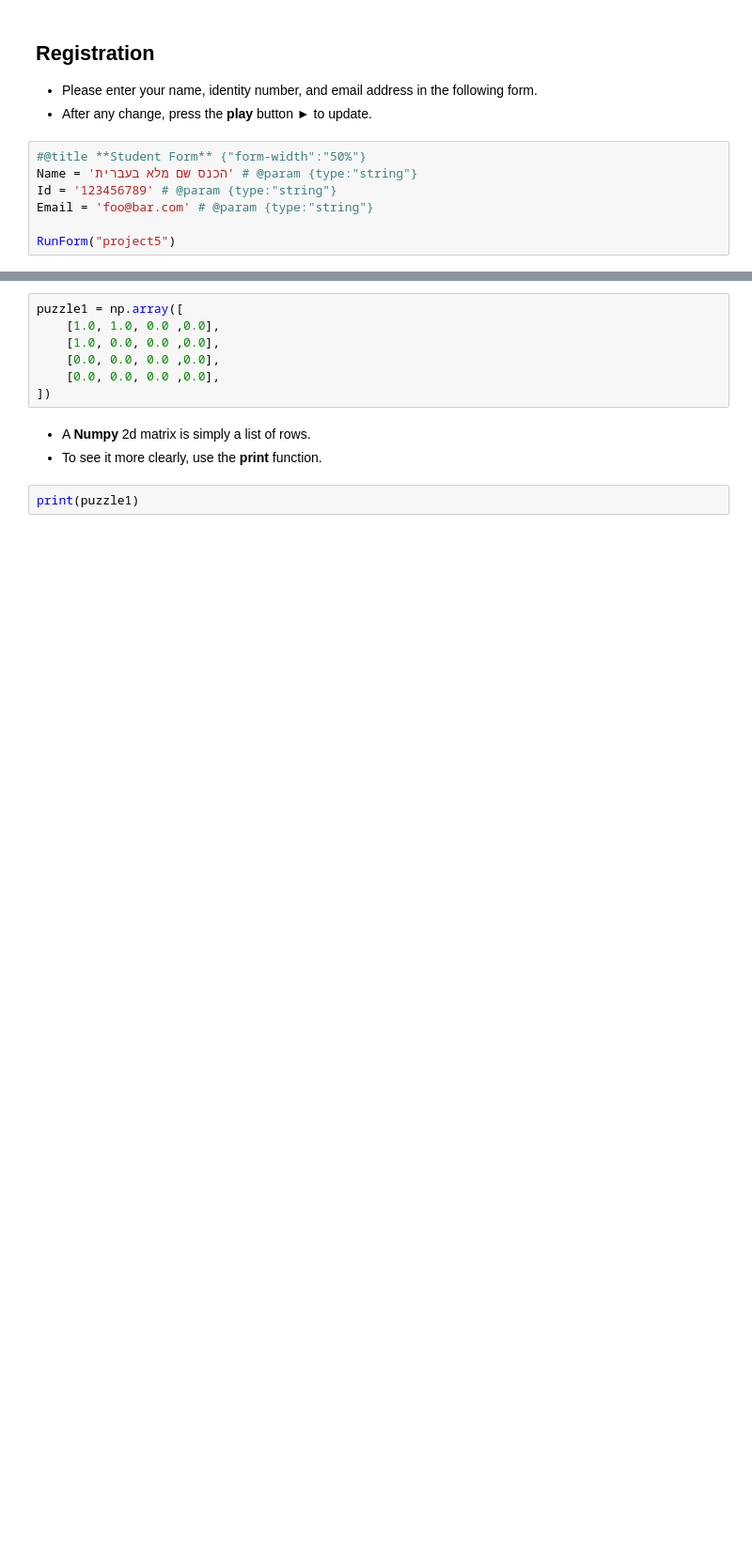
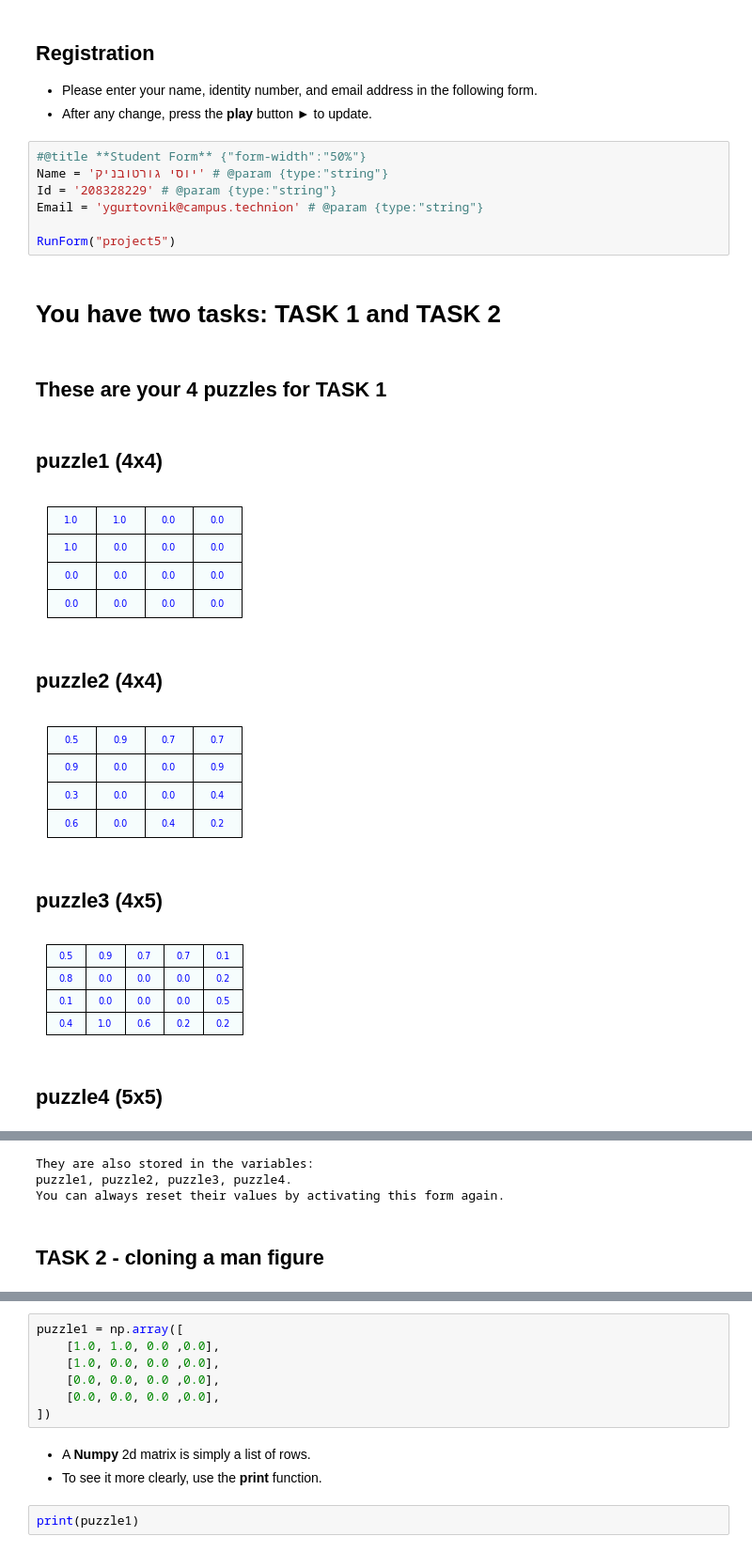
Before and after one commit to yossi0y530y/DO180-apps, a Jupyter notebook: harmonic_task.ipynb, the cells around one changed output, grey strips where cells are left out. Shown at 94% size. Cells and saved outputs as stored; diff of their text form; blank space fills up the shorter version.

```diff
--- a/harmonic_task.ipynb
+++ b/harmonic_task.ipynb
@@ -37,8 +44,18 @@ load_db("https://samyzaf.com/cfproj/man.db")     # Load the man character databa
 * After any change, press the **play** button &#9658; to update.
 # %%
 #@title **Student Form** {"form-width":"50%"}
-Name = 'הכנס שם מלא בעברית' # @param {type:"string"}
-Id = '123456789' # @param {type:"string"}
-Email = 'foo@bar.com' # @param {type:"string"}
+Name = 'יוסי גורטובניק' # @param {type:"string"}
+Id = '208328229' # @param {type:"string"}
+Email = 'ygurtovnik@campus.technion' # @param {type:"string"}
 
 RunForm("project5")
+# %% [output]
+# **You have two tasks: TASK 1 and TASK 2**
+## **These are your 4 puzzles for TASK 1**
+## **puzzle1** (4x4)
+[figure, added]
+## **puzzle2** (4x4)
+[figure, added]
+## **puzzle3** (4x5)
+[figure, added]
+## **puzzle4** (5x5)
@@ -44,0 +63,4 @@ RunForm("project5")
+They are also stored in the variables:
+puzzle1, puzzle2, puzzle3, puzzle4.
+You can always reset their values by activating this form again.
+## **TASK 2 - cloning a man figure**
```
Also changed, not shown: parts of 11 cells of this notebook.
